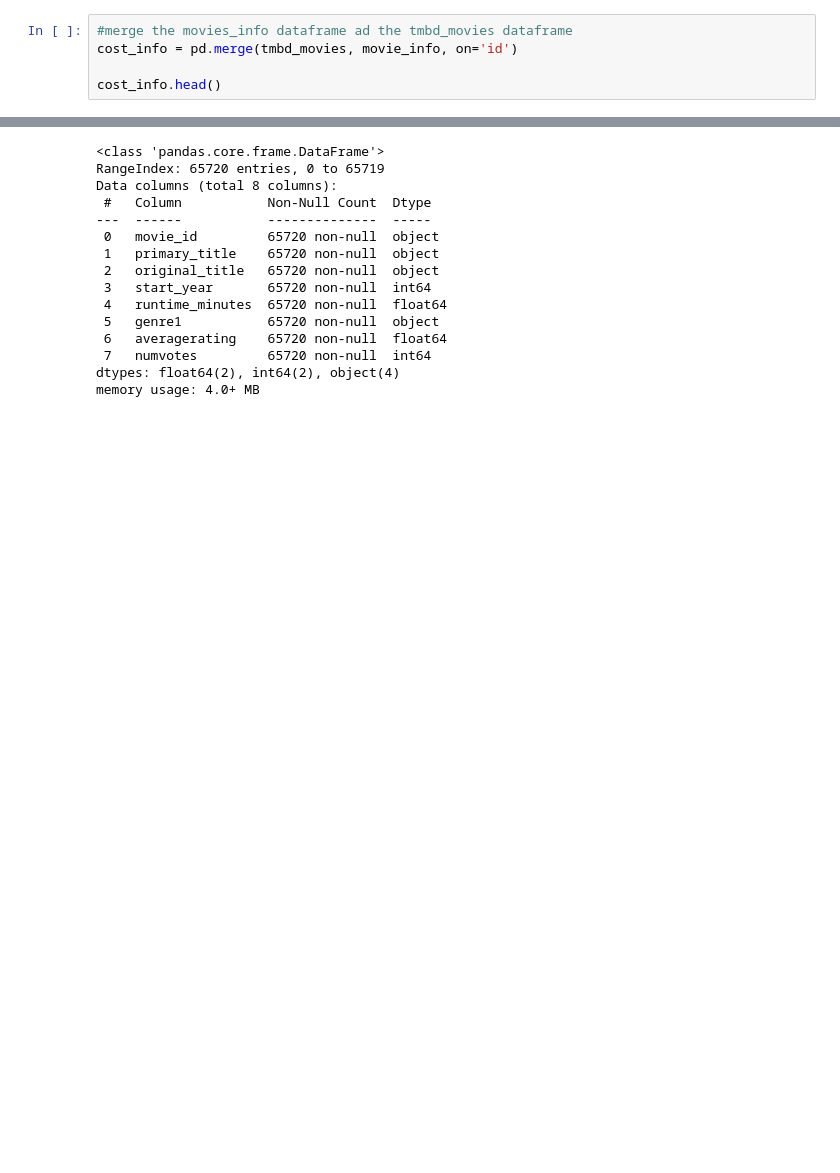
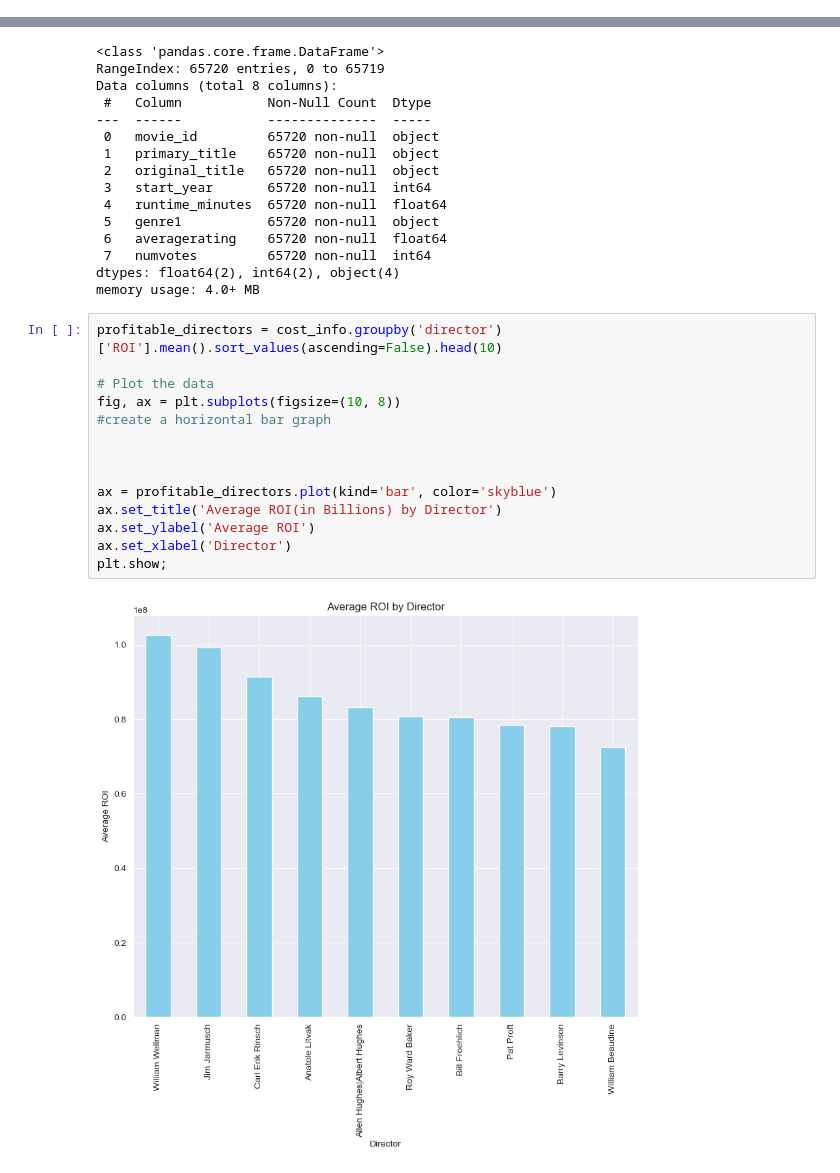
Before and after one commit to TumainiC/Movie_Analysis_Project, a Jupyter notebook: student.ipynb, the cells around one changed output, grey strips where cells are left out. Cells and saved outputs as stored; diff of their text form; blank space fills up the shorter version.

```diff
--- a/student.ipynb
+++ b/student.ipynb
@@ -313,5 +184,0 @@ memory usage: 4.0+ MB
-# %%
-#merge the movies_info dataframe ad the tmbd_movies dataframe
-cost_info = pd.merge(tmbd_movies, movie_info, on='id')
-
-cost_info.head()
@@ -504,6 +421,22 @@ Data columns (total 8 columns):
  7   numvotes         65720 non-null  int64
 dtypes: float64(2), int64(2), object(4)
 memory usage: 4.0+ MB
+# %%
+profitable_directors = cost_info.groupby('director')['ROI'].mean().sort_values(ascending=False).head(10)
+
+# Plot the data
+fig, ax = plt.subplots(figsize=(10, 8))
+#create a horizontal bar graph
+
+
+
+ax = profitable_directors.plot(kind='bar', color='skyblue')
+ax.set_title('Average ROI(in Billions) by Director')
+ax.set_ylabel('Average ROI')
+ax.set_xlabel('Director')
+plt.show;
+# %% [output]
+[figure, added]
 # %%
 #scatter plot showing the relationship between runtime and average rating
 # Create a scatter plot of runtime vs. average rating
```
Also changed, not shown: parts of 48 cells of this notebook, 3 other files.
